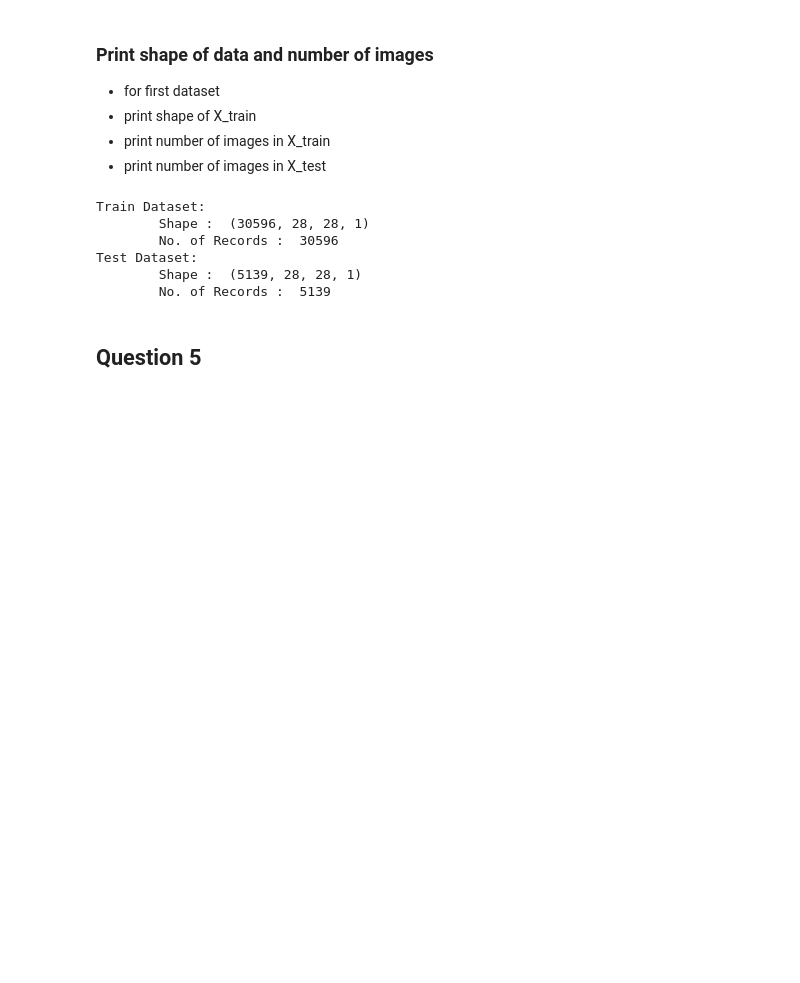
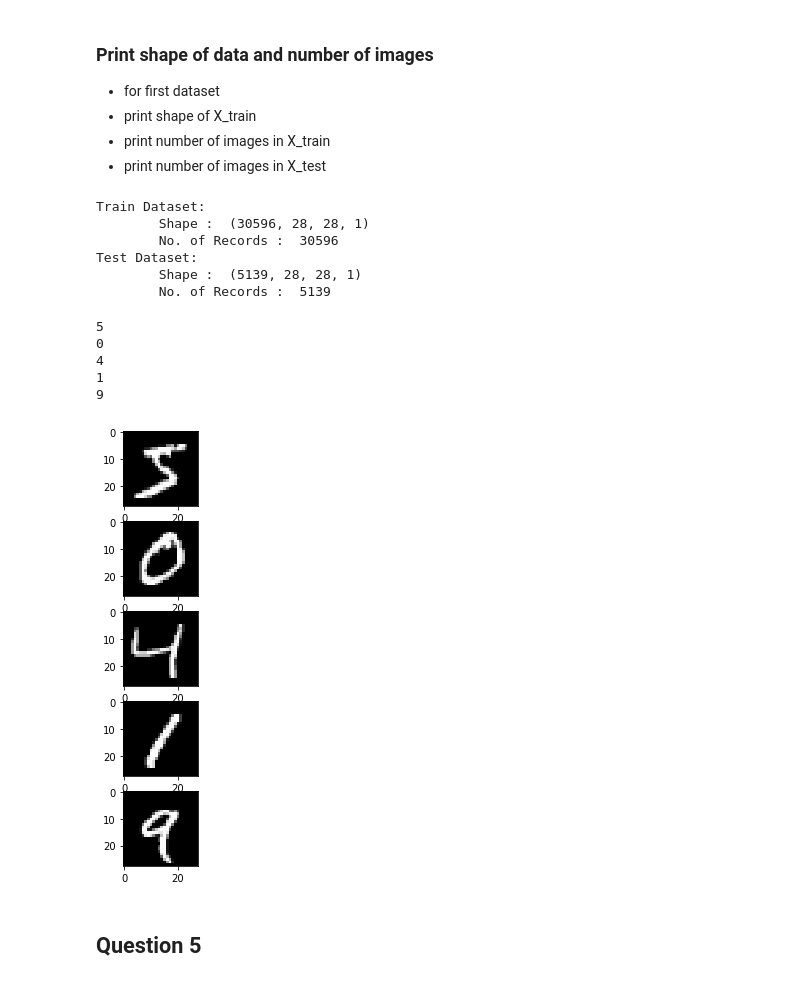
Before and after one commit to beejal27/Course-Labs, a Jupyter notebook: Residency08/R8_Internal_Lab_Questions.ipynb, the cells around one changed output. Drawn from its saved outputs; the diff is of its cells as text; code cells hidden in the pictures; blank space fills up the shorter version.

```diff
--- a/Residency08/R8_Internal_Lab_Questions.ipynb
+++ b/Residency08/R8_Internal_Lab_Questions.ipynb
@@ -126,6 +128,27 @@ Train Dataset:
 Test Dataset:
         Shape :  (5139, 28, 28, 1)
         No. of Records :  5139
+# %%
+%matplotlib inline
+
+import matplotlib.pyplot as plt
+fig=plt.figure(figsize=(8, 8))
+columns = 1
+rows = 5
+j = 0
+for i in range(0, columns*rows):
+    img = X_train[i]
+    fig.add_subplot(rows, columns, i+1)
+    plt.imshow(img, cmap='gray')
+    print(y_train[i])
+plt.show()
+# %% [output]
+5
+0
+4
+1
+9
+[figure, added]
 # %% [markdown]
 ## Question 5
 # %% [markdown]
```
Also changed, not shown: parts of 47 cells of this notebook.
